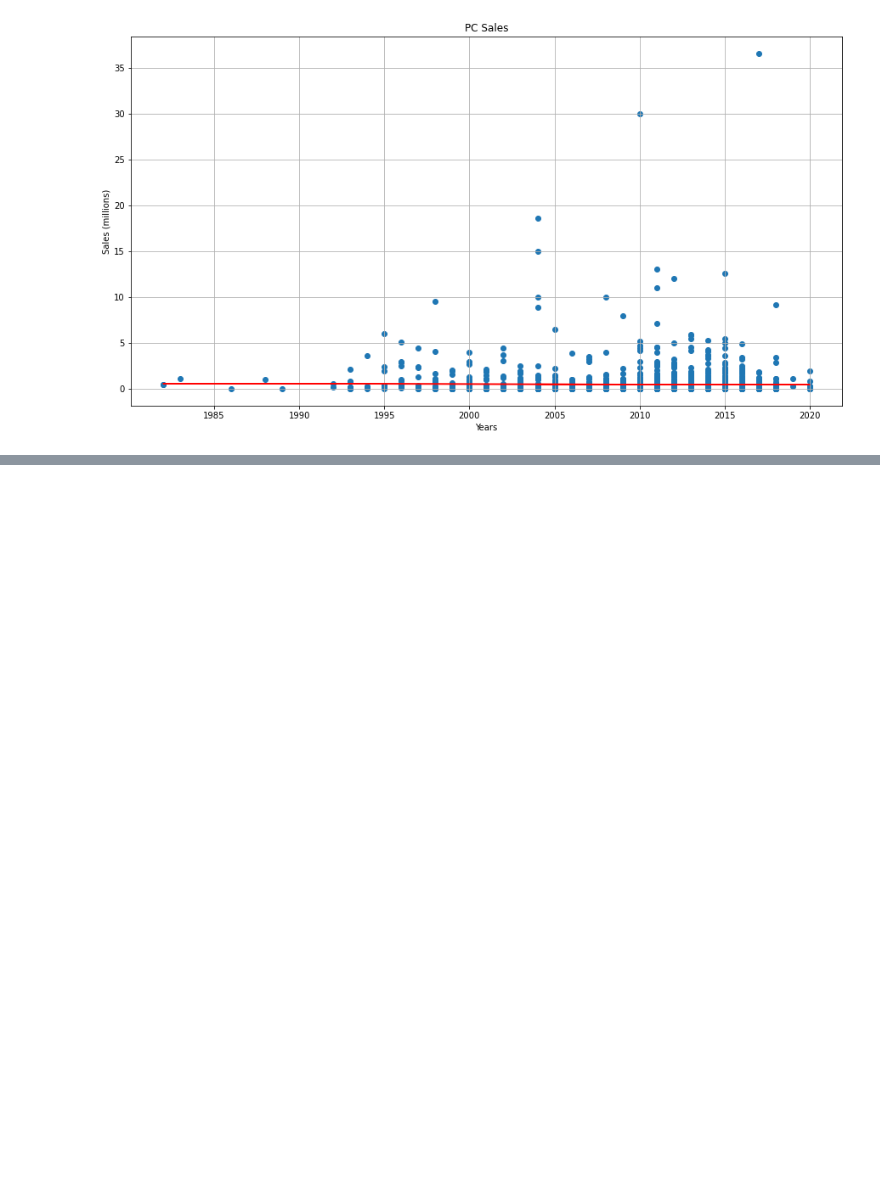
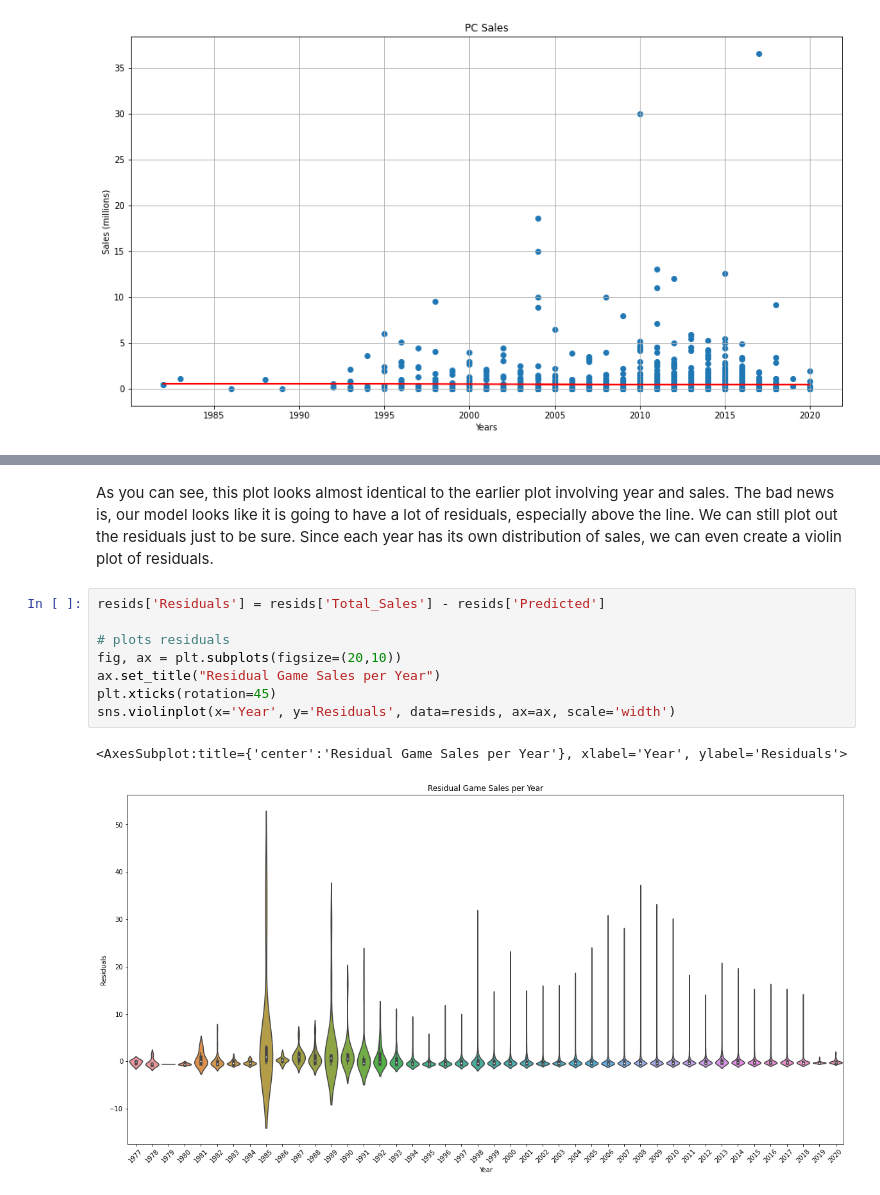
Before and after one commit to toastymcvoid/toastymcvoid.github.io, a Jupyter notebook: Final Project.ipynb, the cells around one changed output, grey strips where cells are left out. Saved outputs shown, nothing was run; the diff lists cells and outputs as text; blank space fills up the shorter version.

```diff
--- a/Final Project.ipynb
+++ b/Final Project.ipynb
@@ -412,0 +449,13 @@ Intercept: 7.04138050163448
+# %% [markdown]
+As you can see, this plot looks almost identical to the earlier plot involving year and sales. The bad news is, our model looks like it is going to have a lot of residuals, especially above the line. We can still plot out the residuals just to be sure. Since each year has its own distribution of sales, we can even create a violin plot of residuals.
+# %%
+resids['Residuals'] = resids['Total_Sales'] - resids['Predicted']
+
+# plots residuals
+fig, ax = plt.subplots(figsize=(20,10))
+ax.set_title("Residual Game Sales per Year")
+plt.xticks(rotation=45)
+sns.violinplot(x='Year', y='Residuals', data=resids, ax=ax, scale='width')
+# %% [output]
+<AxesSubplot:title={'center':'Residual Game Sales per Year'}, xlabel='Year', ylabel='Residuals'>
+[figure, added]
```
Also changed, not shown: parts of 16 cells of this notebook.
